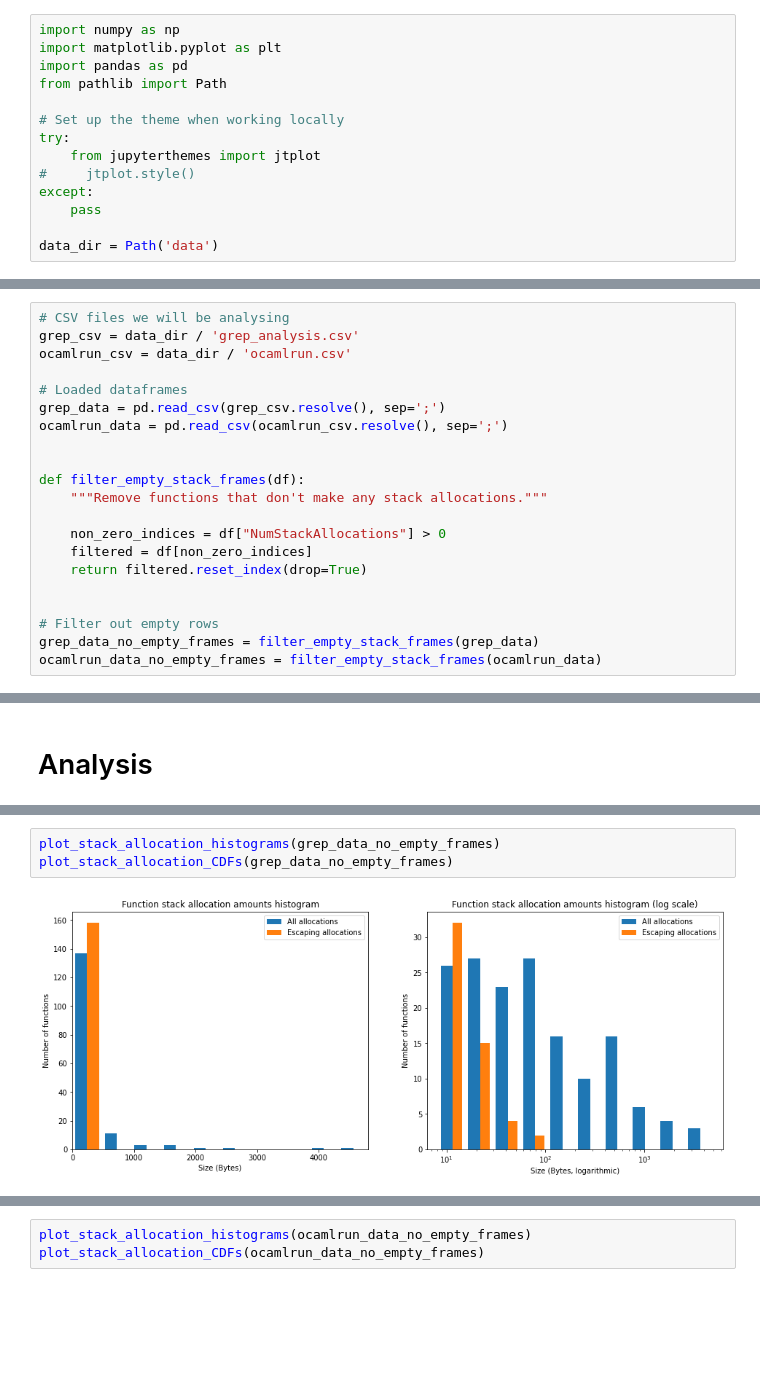
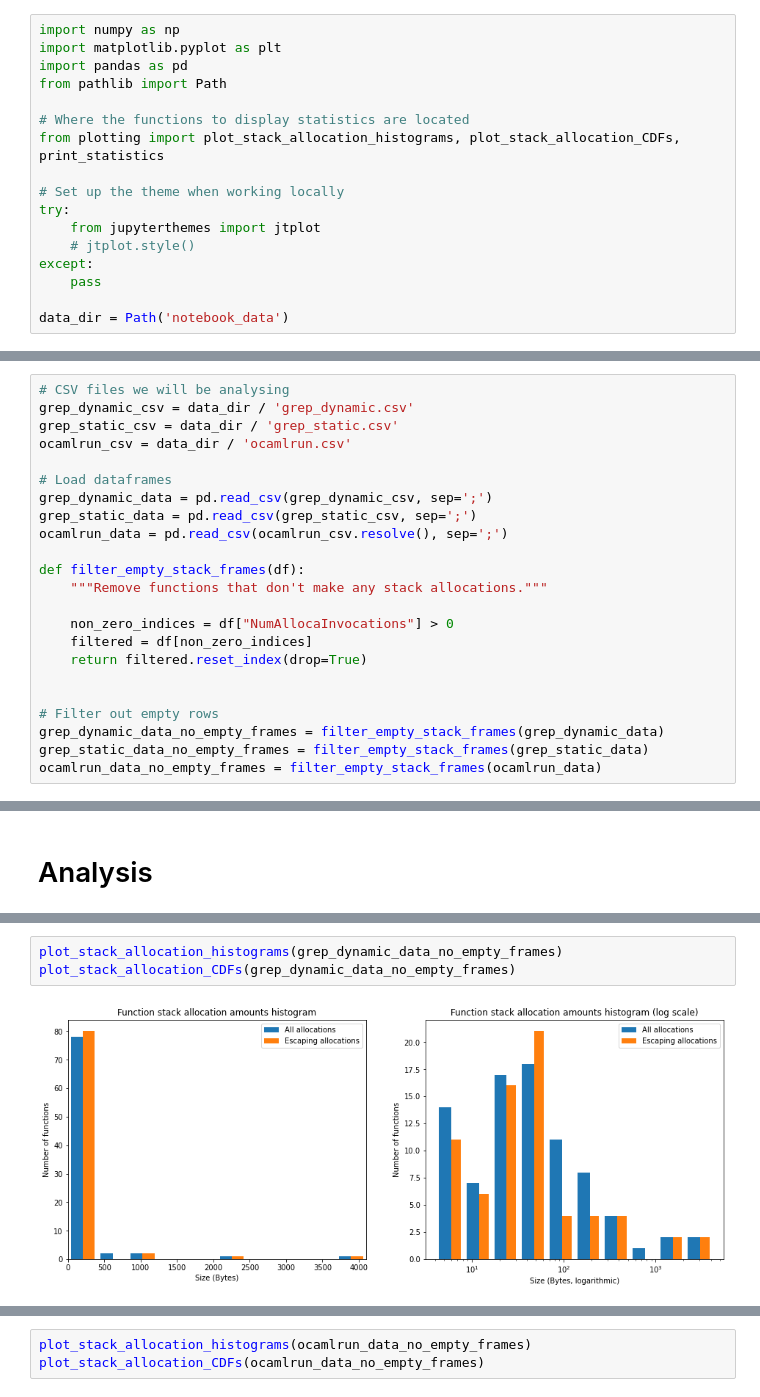
Before and after one commit to bencole12345/StackUsageSurveyWorkbooks, a Jupyter notebook: Static Stack Usage Survey.ipynb, the cells around one changed output, grey strips where cells are left out. Cells and saved outputs as stored; diff of their text form; blank space fills up the shorter version.

Commit message:
Refactor notebook to use Makefile-generated CSV files and discard old test data

```diff
--- a/Static Stack Usage Survey.ipynb
+++ b/Static Stack Usage Survey.ipynb
@@ -10,14 +18,17 @@ import matplotlib.pyplot as plt
 import pandas as pd
 from pathlib import Path
 
+# Where the functions to display statistics are located
+from plotting import plot_stack_allocation_histograms, plot_stack_allocation_CDFs, print_statistics
+
 # Set up the theme when working locally
 try:
     from jupyterthemes import jtplot
-#     jtplot.style()
+    # jtplot.style()
 except:
     pass
 
-data_dir = Path('data')
+data_dir = Path('notebook_data')
 # %% [markdown]
 ### Data Processing
 
@@ -26,22 +37,24 @@ There's not a lot of special stuff happening. The only interesting part is that
 The data we're working contains counts and sizes of `alloca()` calls, aggregated to function stack frames. I decided against working with individual static calls because multiple separate stack allocations within the same portion of a function would likely be rolled into a single allocation in the function's prolog as a compiler optimisation.
 # %%
 # CSV files we will be analysing
-grep_csv = data_dir / 'grep_analysis.csv'
+grep_dynamic_csv = data_dir / 'grep_dynamic.csv'
+grep_static_csv = data_dir / 'grep_static.csv'
 ocamlrun_csv = data_dir / 'ocamlrun.csv'
 
-# Loaded dataframes
-grep_data = pd.read_csv(grep_csv.resolve(), sep=';')
+# Load dataframes
+grep_dynamic_data = pd.read_csv(grep_dynamic_csv, sep=';')
+grep_static_data = pd.read_csv(grep_static_csv, sep=';')
 ocamlrun_data = pd.read_csv(ocamlrun_csv.resolve(), sep=';')
-
 
 def filter_empty_stack_frames(df):
     """Remove functions that don't make any stack allocations."""
 
-    non_zero_indices = df["NumStackAllocations"] > 0
+    non_zero_indices = df["NumAllocaInvocations"] > 0
     filtered = df[non_zero_indices]
     return filtered.reset_index(drop=True)
 
 
 # Filter out empty rows
-grep_data_no_empty_frames = filter_empty_stack_frames(grep_data)
+grep_dynamic_data_no_empty_frames = filter_empty_stack_frames(grep_dynamic_data)
+grep_static_data_no_empty_frames = filter_empty_stack_frames(grep_static_data)
 ocamlrun_data_no_empty_frames = filter_empty_stack_frames(ocamlrun_data)
@@ -216,5 +105,5 @@ Escaping allocations only:
 # %%
-plot_stack_allocation_histograms(grep_data_no_empty_frames)
-plot_stack_allocation_CDFs(grep_data_no_empty_frames)
+plot_stack_allocation_histograms(grep_dynamic_data_no_empty_frames)
+plot_stack_allocation_CDFs(grep_dynamic_data_no_empty_frames)
 # %% [output]
-[figure, old version]
+[figure, new version]
```
Also changed, not shown: parts of 29 cells of this notebook, 8 other files.
